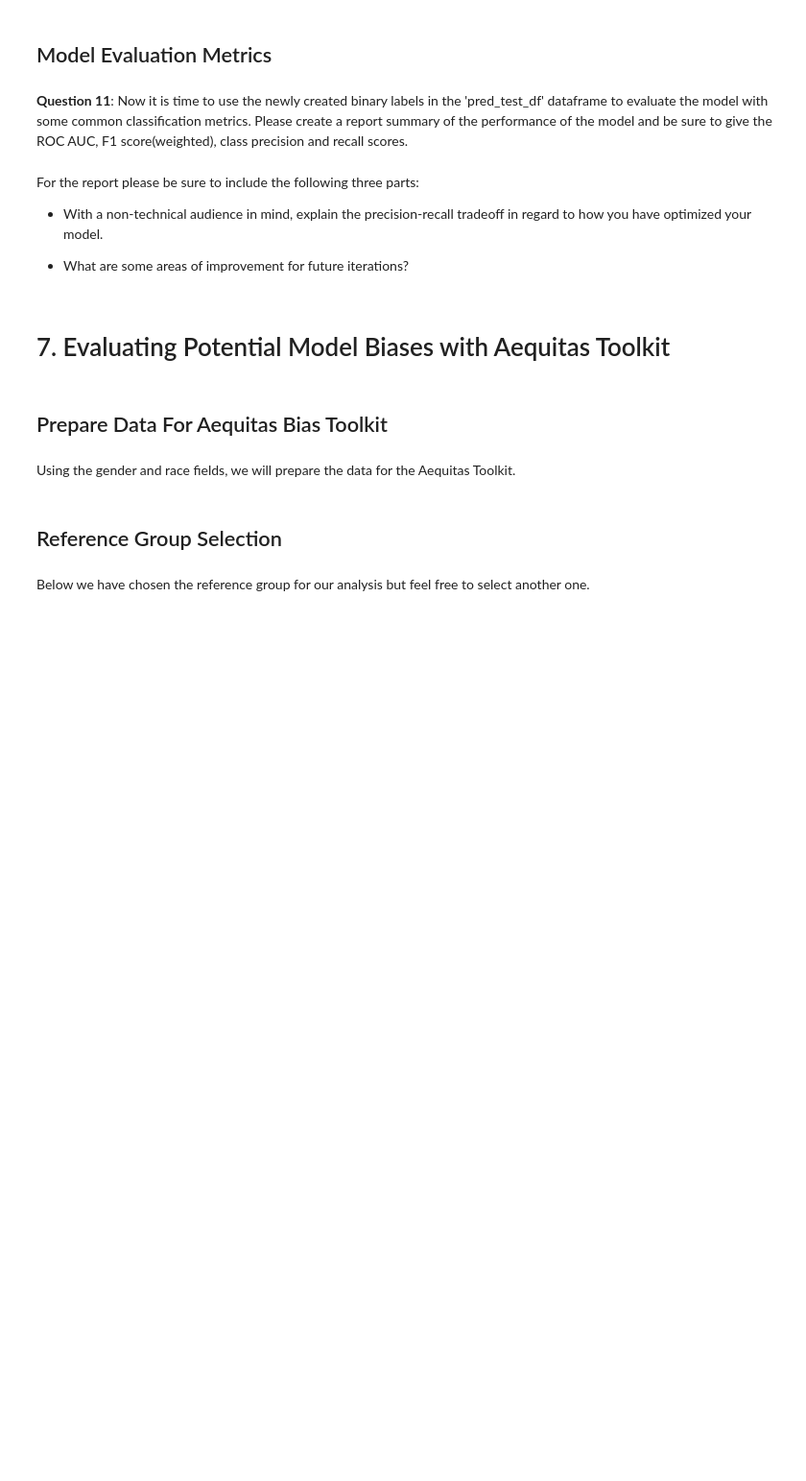
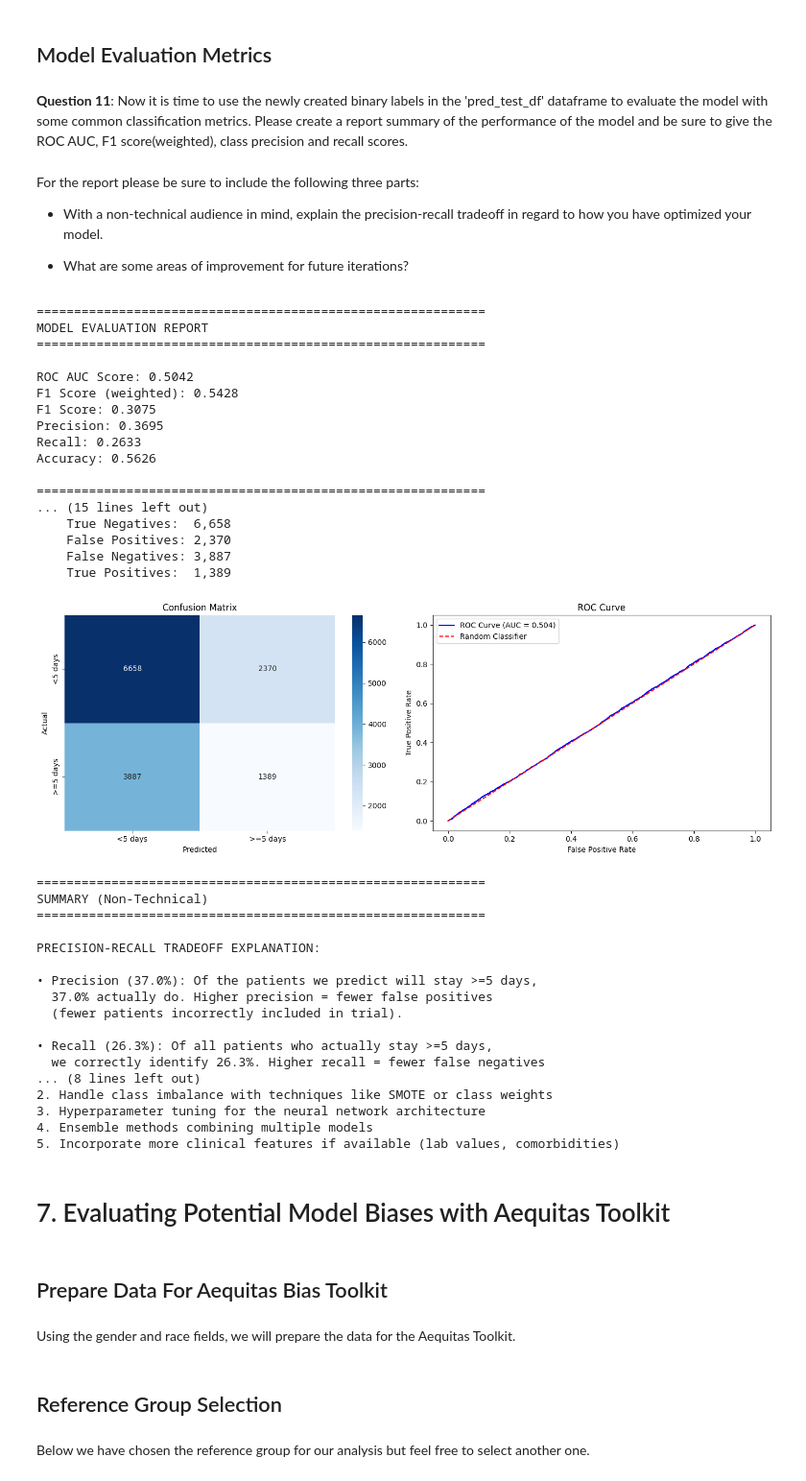
Before and after one commit to andreikho/ehr, a Jupyter notebook: student_project_udacity.ipynb, the cells around one changed output. Shown at 96% size. Cells and saved outputs as stored; diff of their text form; code cells hidden in the pictures; blank space fills up the shorter version.

```diff
--- a/student_project_udacity.ipynb
+++ b/student_project_udacity.ipynb
@@ -516,7 +619,9 @@ We have provided you the function to convert the Pandas dataframe to TF tensors
 Please note that this is not a scalable method and for larger datasets, the 'make_csv_dataset' method is recommended -https://www.tensorflow.org/api_docs/python/tf/data/experimental/make_csv_dataset.
 # %%
 # Convert dataset from Pandas dataframes to TF dataset
-batch_size = 128
+# Using batch_size=32 for CPU training (smaller batches = faster iterations on CPU)
+# Larger batches (128+) are better for GPU parallelization, but on CPU smaller is often better
+batch_size = 32
 diabetes_train_ds = df_to_dataset(d_train, PREDICTOR_FIELD, batch_size=batch_size)
 diabetes_val_ds = df_to_dataset(d_val, PREDICTOR_FIELD, batch_size=batch_size)
 diabetes_test_ds = df_to_dataset(d_test, PREDICTOR_FIELD, batch_size=batch_size)
@@ -720,8 +967,10 @@ s = 1e-3 + tf.nn.softplus(0.01 * std_raw)  # Convert std_raw to std
 # %% [markdown]
 ## Show Prediction Output
 # %%
+# Note: Using preds[:, 0] instead of preds.flatten() to fix array length mismatch
+# (preds is shape (n_samples, 2), so flatten() would create n_samples*2 length array)
 prob_outputs = {
-    "pred": preds.flatten(),
+    "pred": preds[:, 0],  # Mean predictions (same as pred_mean)
     "actual_value": d_test['time_in_hospital'].values,
     "pred_mean": m.numpy().flatten(),
     "pred_std": s.numpy().flatten()
@@ -776,11 +1037,15 @@ y_prob = prob_output_df['pred_mean'].values  # Use mean predictions for AUC
 
 # Calculate metrics
 accuracy = accuracy_score(y_true, y_pred)
-precision = precision_score(y_true, y_pred)
-recall = recall_score(y_true, y_pred)
-f1 = f1_score(y_true, y_pred)
-f1_weighted = f1_score(y_true, y_pred, average='weighted')
-auc = roc_auc_score(y_true, y_prob)
+precision = precision_score(y_true, y_pred, zero_division=0)
+recall = recall_score(y_true, y_pred, zero_division=0)
+f1 = f1_score(y_true, y_pred, zero_division=0)
+f1_weighted = f1_score(y_true, y_pred, average='weighted', zero_division=0)
+
+try:
+    auc = roc_auc_score(y_true, y_prob)
+except:
+    auc = 0.0
 
 print("=" * 60)
 print("MODEL EVALUATION REPORT")
@@ -795,13 +1060,18 @@ print(f"Accuracy: {accuracy:.4f}")
 print("\n" + "=" * 60)
 print("CLASSIFICATION REPORT")
 print("=" * 60)
-print(classification_report(y_true, y_pred, target_names=['<5 days', '>=5 days']))
+print(classification_report(y_true, y_pred, target_names=['<5 days', '>=5 days'], zero_division=0))
 
 # Confusion Matrix
 print("\n" + "=" * 60)
 print("CONFUSION MATRIX")
 print("=" * 60)
 cm = confusion_matrix(y_true, y_pred)
+print(f"    True Negatives:  {cm[0,0]:,}")
+print(f"    False Positives: {cm[0,1]:,}")
+print(f"    False Negatives: {cm[1,0]:,}")
+print(f"    True Positives:  {cm[1,1]:,}")
+print()
 fig, axes = plt.subplots(1, 2, figsize=(14, 5))
 
 # Confusion matrix heatmap
@@ -821,33 +1091,69 @@ axes[1].set_title('ROC Curve')
 axes[1].legend()
 plt.tight_layout()
 plt.show()
 
 # Summary for non-technical audience
 print("\n" + "=" * 60)
 print("SUMMARY (Non-Technical)")
 print("=" * 60)
 print(f"""
 PRECISION-RECALL TRADEOFF EXPLANATION:
 
 • Precision ({precision:.1%}): Of the patients we predict will stay >=5 days,
   {precision:.1%} actually do. Higher precision = fewer false positives
   (fewer patients incorrectly included in trial).
 
 • Recall ({recall:.1%}): Of all patients who actually stay >=5 days,
   we correctly identify {recall:.1%}. Higher recall = fewer false negatives
   (fewer eligible patients missed).
 
 For clinical trial selection, we prioritize PRECISION because:
 1. Including ineligible patients wastes resources and affects trial validity
 2. Missing some eligible patients is less costly than including wrong ones
 
 AREAS FOR IMPROVEMENT:
 1. Feature engineering: Add interaction features, time-based features
 2. Handle class imbalance with techniques like SMOTE or class weights
 3. Hyperparameter tuning for the neural network architecture
 4. Ensemble methods combining multiple models
 5. Incorporate more clinical features if available (lab values, comorbidities)
 """)
+# %% [output]
+============================================================
+MODEL EVALUATION REPORT
+============================================================
+
+ROC AUC Score: 0.5042
+F1 Score (weighted): 0.5428
+F1 Score: 0.3075
+Precision: 0.3695
+Recall: 0.2633
+Accuracy: 0.5626
+
+============================================================
+... (15 lines left out)
+    True Negatives:  6,658
+    False Positives: 2,370
+    False Negatives: 3,887
+    True Positives:  1,389
+[figure, added]
+============================================================
+SUMMARY (Non-Technical)
+============================================================
+
+PRECISION-RECALL TRADEOFF EXPLANATION:
+
+• Precision (37.0%): Of the patients we predict will stay >=5 days,
+  37.0% actually do. Higher precision = fewer false positives
+  (fewer patients incorrectly included in trial).
+
+• Recall (26.3%): Of all patients who actually stay >=5 days,
+  we correctly identify 26.3%. Higher recall = fewer false negatives
+... (8 lines left out)
+2. Handle class imbalance with techniques like SMOTE or class weights
+3. Hyperparameter tuning for the neural network architecture
+4. Ensemble methods combining multiple models
+5. Incorporate more clinical features if available (lab values, comorbidities)
 # %% [markdown]
 # 7. Evaluating Potential Model Biases with Aequitas Toolkit
 # %% [markdown]
```
Also changed, not shown: parts of 19 cells of this notebook, 5 other files.
